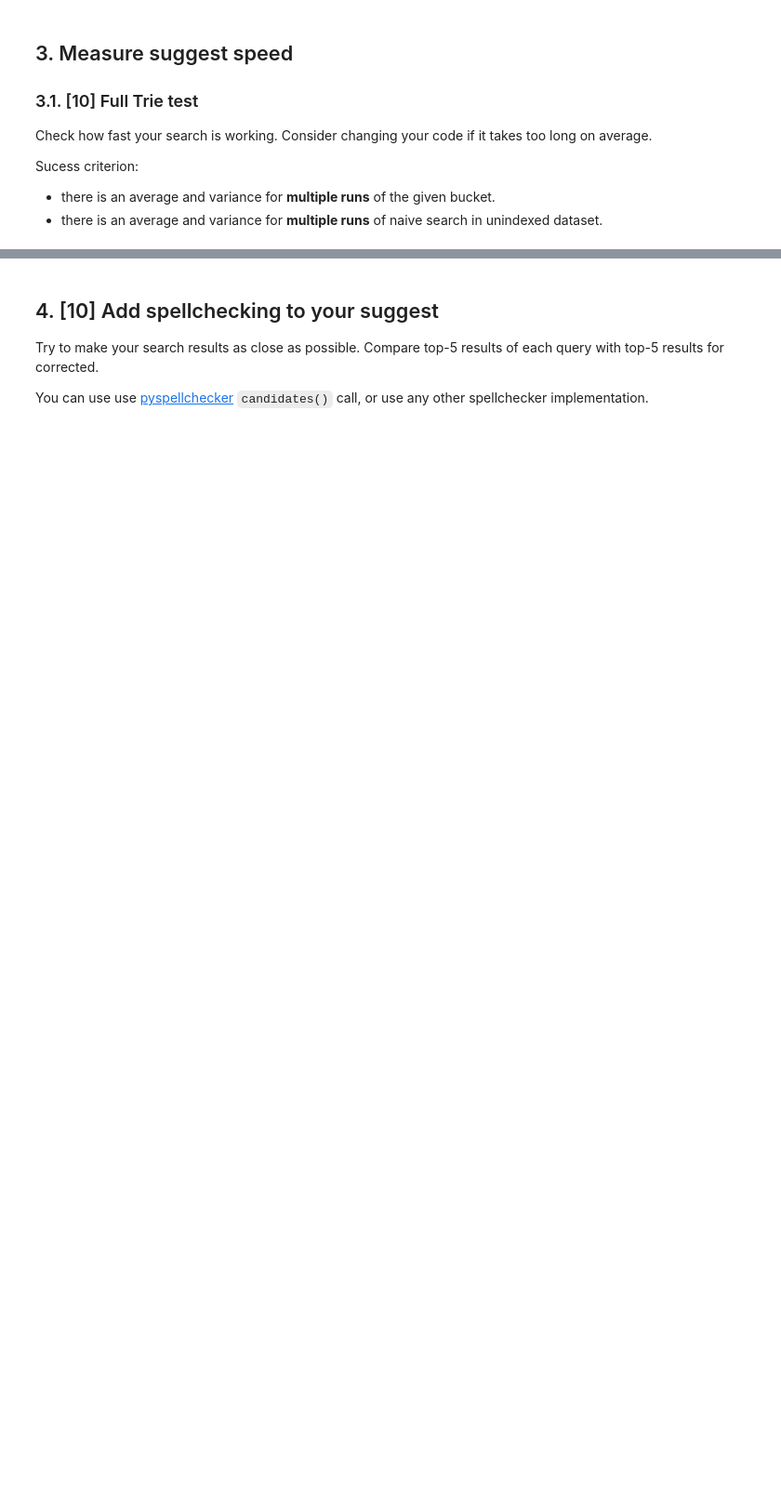
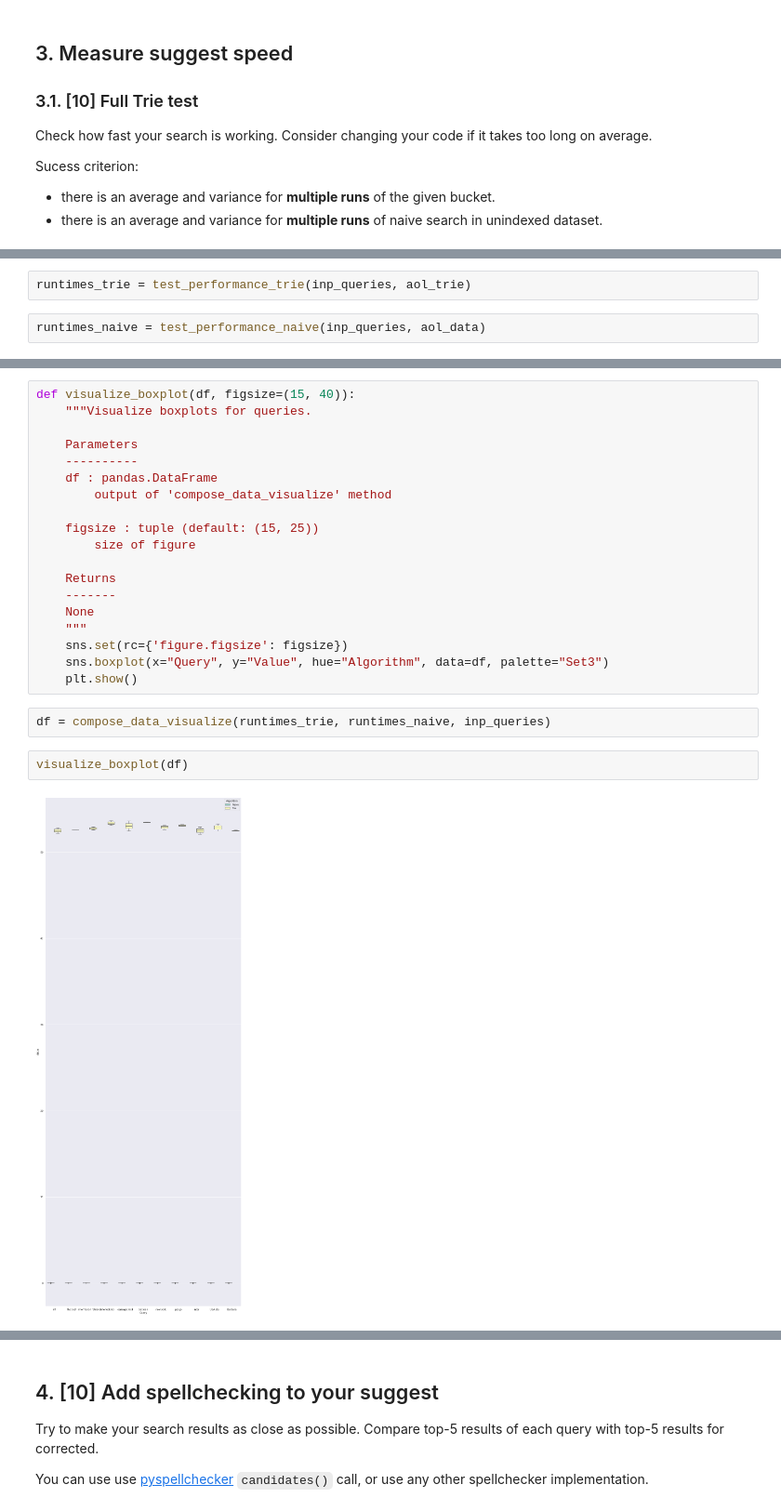
Before and after one commit to DanisAlukaev/Information-Retrieval, a Jupyter notebook: Assignment 4/Solution.ipynb, the cells around one changed output, grey strips where cells are left out. Shown at 93% size. Cells and saved outputs as stored; diff of their text form; blank space fills up the shorter version.

```diff
--- a/Assignment 4/Solution.ipynb
+++ b/Assignment 4/Solution.ipynb
@@ -394,0 +502,4 @@ inp_queries = ["inf", "the best ", "information retrieval", "sherlock hol", "car
+# %%
+runtimes_trie = test_performance_trie(inp_queries, aol_trie)
+# %%
+runtimes_naive = test_performance_naive(inp_queries, aol_data)
@@ -394,0 +587,25 @@ inp_queries = ["inf", "the best ", "information retrieval", "sherlock hol", "car
+# %%
+def visualize_boxplot(df, figsize=(15, 40)):
+    """Visualize boxplots for queries.
+
+    Parameters
+    ----------
+    df : pandas.DataFrame
+        output of 'compose_data_visualize' method
+
+    figsize : tuple (default: (15, 25))
+        size of figure
+
+    Returns
+    -------
+    None
+    """
+    sns.set(rc={'figure.figsize': figsize})
+    sns.boxplot(x="Query", y="Value", hue="Algorithm", data=df, palette="Set3")
+    plt.show()
+# %%
+df = compose_data_visualize(runtimes_trie, runtimes_naive, inp_queries)
+# %%
+visualize_boxplot(df)
+# %% [output]
+[figure, added]
```
Also changed, not shown: parts of 21 cells of this notebook.
